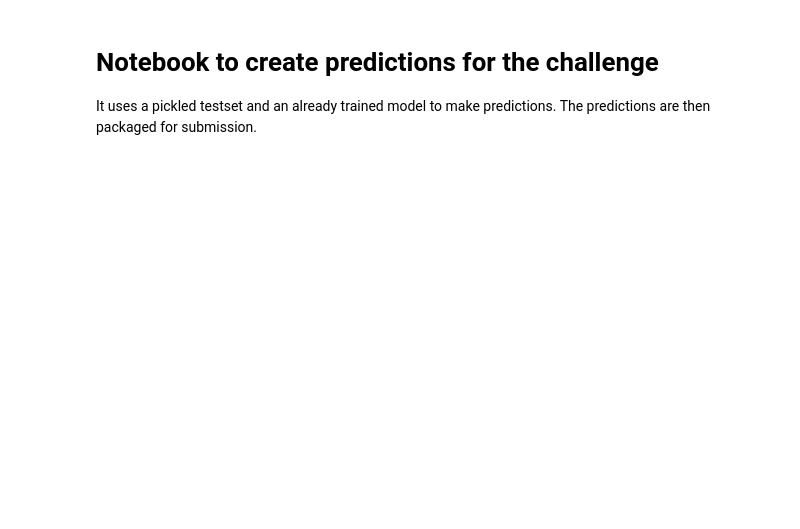
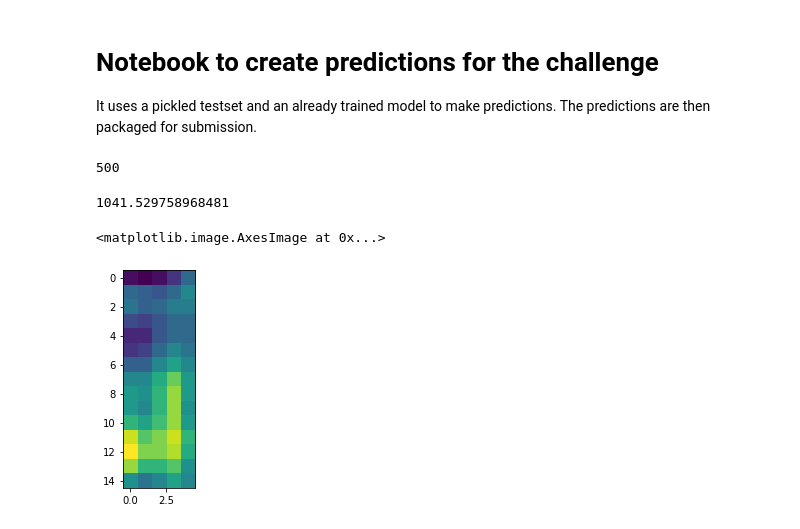
Before and after one commit to FritzMichael/ImageCropProject, a Jupyter notebook: create_predictions.ipynb, the cells around one changed output. Cells and saved outputs as stored; diff of their text form; code cells hidden in the pictures; blank space fills up the shorter version.

```diff
--- a/create_predictions.ipynb
+++ b/create_predictions.ipynb
@@ -7,3 +11,28 @@ from datasets import cropImage
 
 It uses a pickled testset and an already trained model to make predictions.
 The predictions are then packaged for submission.
+# %%
+testSetPath = 'example_testset.pkl'
+modelPath = 'best_model.pt'
+# %%
+model = torch.load(modelPath)
+# %%
+challengeSet = CroppedOutImageDataSet(testSetPath)
+# %%
+predictions = []
+for i in range(len(challengeSet)):
+    inputs, targets, ids, mean, std, crops = challengeSet.__getitem__(i)
+
+    cropped_image = inputs[0].numpy()
+    inputs = torch.unsqueeze(inputs,0).to('cuda')
+    prediction = np.squeeze(model(inputs).cpu().detach().numpy())
+    top, bottom, left, right = crops
+    cropped_prediction = prediction[top:bottom+1,left:right+1]
+    cropped_prediction *= std
+    cropped_prediction += mean
+    cropped_prediction = np.array(cropped_prediction, dtype=np.uint8)
+    predictions.append(cropped_prediction)
+# %%
+len(predictions)
+# %% [output]
+500
@@ -9,0 +43,11 @@ The predictions are then packaged for submission.
+# %%
+from scoring import scoring
+scoring('pred_exampels.pkl','example_targets.pkl')
+# %% [output]
+1041.529758968481
+# %%
+plt.figure()
+plt.imshow(cropped_prediction)
+# %% [output]
+<matplotlib.image.AxesImage at 0x...>
+[figure, added]
```
Also changed, not shown: parts of 12 cells of this notebook, 5 other files.
